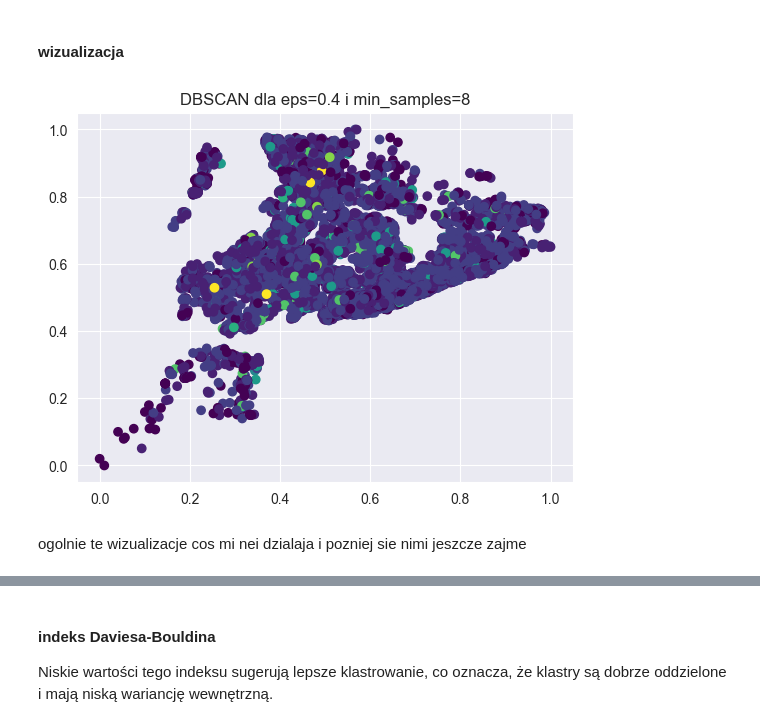
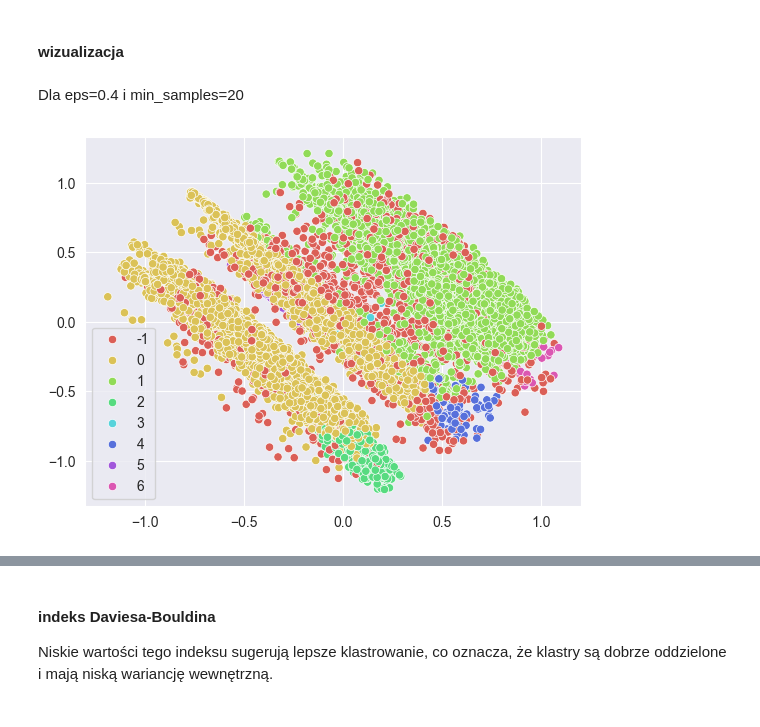
Before and after one commit to AristocratesJ/New-York-Airbnb-Clustering-Task, a Jupyter notebook: final_models/final_models.ipynb, the cells around one changed output, grey strips where cells are left out. Saved outputs shown, nothing was run; the diff lists cells and outputs as text; code cells hidden in the pictures.

Commit message:
add DBSCAN model visualization

```diff
--- a/final_models/final_models.ipynb
+++ b/final_models/final_models.ipynb
@@ -419,7 +410,11 @@ def plot_clusters(X, model, title="", **kwargs):
-# %%
-#wykres dla eps=0.4 dla wszytskich zmiennych naraz
-plot_clusters(df_final.to_numpy(), dbscan_eps_4, "DBSCAN dla eps=0.4 i min_samples=8")
-# %% [output]
-[figure, removed]
-# %% [markdown]
-ogolnie te wizualizacje cos mi nei dzialaja i pozniej sie nimi jeszcze zajme
+# %%
+from sklearn.decomposition import PCA
+pca = PCA()
+result = pca.fit_transform(df_final)
+# %% [markdown]
+Dla eps=0.4 i min_samples=20
+# %%
+sns.scatterplot(x = result[:, 0], y = result[:, 1], hue = clusters_dbscan_4[:], palette=sns.color_palette("hls", 8))
+plt.show()
+# %% [output]
+[figure, added]
```
Also changed, not shown: parts of 3 cells of this notebook.
